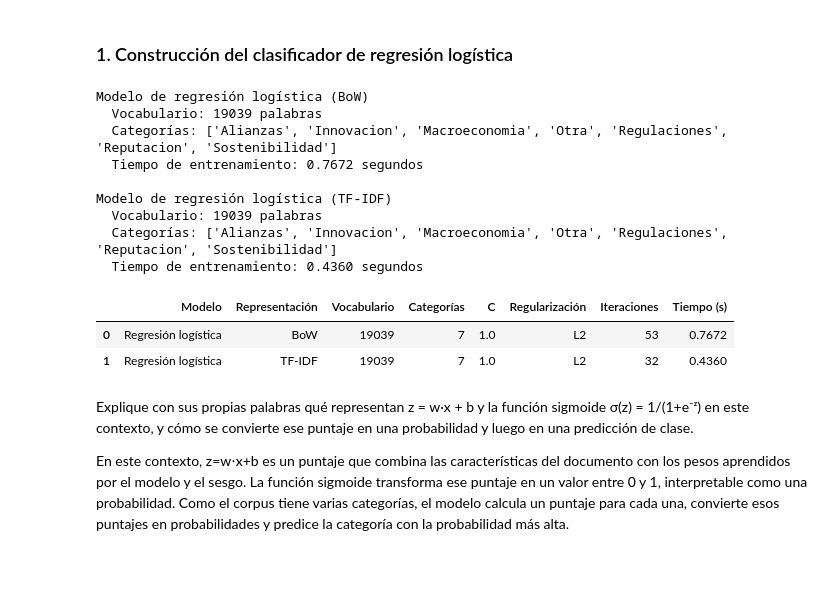
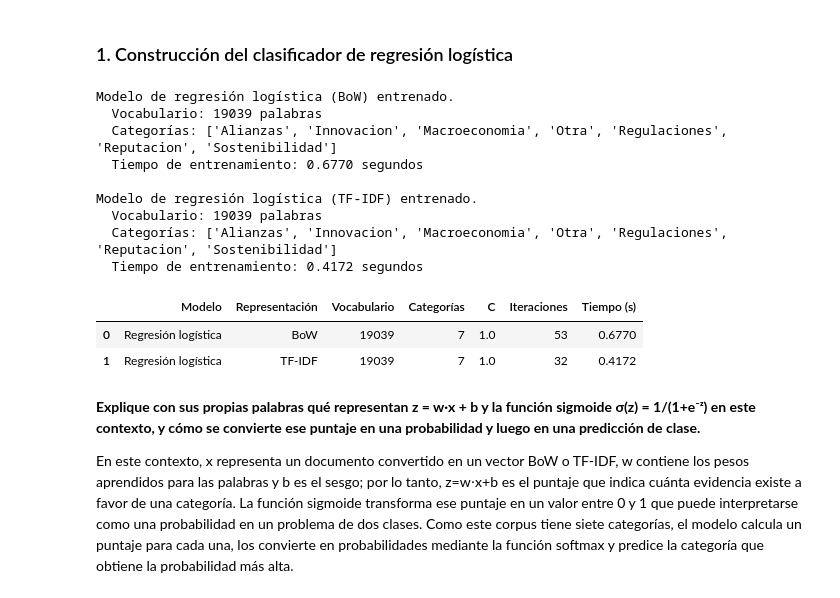
Before and after one commit to Antonio-3108/Natural-Language-Processing, a Jupyter notebook: Laboratorio 4/lab4.ipynb, the cells around one changed output. Saved outputs shown, nothing was run; the diff lists cells and outputs as text; code cells hidden in the pictures; blank space fills up the shorter version.

```diff
--- a/Laboratorio 4/lab4.ipynb
+++ b/Laboratorio 4/lab4.ipynb
@@ -1234,77 +861,74 @@ tabla_comparativa
 from time import perf_counter
 from sklearn.linear_model import LogisticRegression
 
-configuracion_lr_base = {
+configuracion_lr = {
     'C': 1.0,
-    'l1_ratio': 0.0,
     'solver': 'lbfgs',
     'max_iter': 3000,
 }
 
 inicio = perf_counter()
 
-lr_bow_base = LogisticRegression(**configuracion_lr_base)
-lr_bow_base.fit(X_train_bow, y_train)
+lr_bow = LogisticRegression(**configuracion_lr)
+lr_bow.fit(X_train_bow, y_train)
 
-tiempo_lr_bow_base = perf_counter() - inicio
-
-print("Modelo de regresión logística (BoW)")
-print(f"  Vocabulario: {len(bow_vectorizer.get_feature_names_out())} palabras")
-print(f"  Categorías: {list(lr_bow_base.classes_)}")
-print(f"  Tiempo de entrenamiento: {tiempo_lr_bow_base:.4f} segundos")
-
+tiempo_lr_bow = perf_counter() - inicio
 
 inicio = perf_counter()
 
-lr_tfidf_base = LogisticRegression(**configuracion_lr_base)
-lr_tfidf_base.fit(X_train_tfidf, y_train)
+lr_tfidf = LogisticRegression(**configuracion_lr)
+lr_tfidf.fit(X_train_tfidf, y_train)
 
-tiempo_lr_tfidf_base = perf_counter() - inicio
-
-print("\nModelo de regresión logística (TF-IDF)")
-print(f"  Vocabulario: {len(tfidf_vectorizer_train.get_feature_names_out())} palabras")
-print(f"  Categorías: {list(lr_tfidf_base.classes_)}")
-print(f"  Tiempo de entrenamiento: {tiempo_lr_tfidf_base:.4f} segundos")
+tiempo_lr_tfidf = perf_counter() - inicio
 
 
-resumen_entrenamiento_lr_base = pd.DataFrame([
+print("Modelo de regresión logística (BoW) entrenado.")
+print(f"  Vocabulario: {len(bow_vectorizer.get_feature_names_out())} palabras")
+print(f"  Categorías: {list(lr_bow.classes_)}")
+print(f"  Tiempo de entrenamiento: {tiempo_lr_bow:.4f} segundos")
+
+print("\nModelo de regresión logística (TF-IDF) entrenado.")
+print(f"  Vocabulario: {len(tfidf_vectorizer_train.get_feature_names_out())} palabras")
+print(f"  Categorías: {list(lr_tfidf.classes_)}")
+print(f"  Tiempo de entrenamiento: {tiempo_lr_tfidf:.4f} segundos")
+
+
+resumen_entrenamiento_lr = pd.DataFrame([
     {
         'Modelo': 'Regresión logística',
         'Representación': 'BoW',
         'Vocabulario': len(bow_vectorizer.get_feature_names_out()),
-        'Categorías': len(lr_bow_base.classes_),
-        'C': lr_bow_base.C,
-        'Regularización': 'L2',
-        'Iteraciones': int(np.max(lr_bow_base.n_iter_)),
-        'Tiempo (s)': round(tiempo_lr_bow_base, 4),
+        'Categorías': len(lr_bow.classes_),
+        'C': lr_bow.C,
+        'Iteraciones': int(lr_bow.n_iter_.max()),
+        'Tiempo (s)': round(tiempo_lr_bow, 4),
     },
     {
         'Modelo': 'Regresión logística',
         'Representación': 'TF-IDF',
         'Vocabulario': len(tfidf_vectorizer_train.get_feature_names_out()),
-        'Categorías': len(lr_tfidf_base.classes_),
-        'C': lr_tfidf_base.C,
-        'Regularización': 'L2',
-        'Iteraciones': int(np.max(lr_tfidf_base.n_iter_)),
-        'Tiempo (s)': round(tiempo_lr_tfidf_base, 4),
+        'Categorías': len(lr_tfidf.classes_),
+        'C': lr_tfidf.C,
+        'Iteraciones': int(lr_tfidf.n_iter_.max()),
+        'Tiempo (s)': round(tiempo_lr_tfidf, 4),
     },
 ])
 
-resumen_entrenamiento_lr_base
+resumen_entrenamiento_lr
 # %% [output]
-Modelo de regresión logística (BoW)
+Modelo de regresión logística (BoW) entrenado.
   Vocabulario: 19039 palabras
   Categorías: ['Alianzas', 'Innovacion', 'Macroeconomia', 'Otra', 'Regulaciones', 'Reputacion', 'Sostenibilidad']
-  Tiempo de entrenamiento: 0.7672 segundos
+  Tiempo de entrenamiento: 0.6770 segundos
 
-Modelo de regresión logística (TF-IDF)
+Modelo de regresión logística (TF-IDF) entrenado.
   Vocabulario: 19039 palabras
   Categorías: ['Alianzas', 'Innovacion', 'Macroeconomia', 'Otra', 'Regulaciones', 'Reputacion', 'Sostenibilidad']
-  Tiempo de entrenamiento: 0.4360 segundos
+  Tiempo de entrenamiento: 0.4172 segundos
-|  | Modelo | Representación | Vocabulario | Categorías | C | Regularización | Iteraciones | Tiempo (s) |
-| 0 | Regresión logística | BoW | 19039 | 7 | 1.0 | L2 | 53 | 0.7672 |
-| 1 | Regresión logística | TF-IDF | 19039 | 7 | 1.0 | L2 | 32 | 0.4360 |
+|  | Modelo | Representación | Vocabulario | Categorías | C | Iteraciones | Tiempo (s) |
+| 0 | Regresión logística | BoW | 19039 | 7 | 1.0 | 53 | 0.6770 |
+| 1 | Regresión logística | TF-IDF | 19039 | 7 | 1.0 | 32 | 0.4172 |
 # %% [markdown]
-Explique con sus propias palabras qué representan z = w·x + b y la función sigmoide σ(z) = 1/(1+e⁻ᶻ) en este contexto, y cómo se convierte ese puntaje en una probabilidad y luego en una predicción de clase.
+**Explique con sus propias palabras qué representan z = w·x + b y la función sigmoide σ(z) = 1/(1+e⁻ᶻ) en este contexto, y cómo se convierte ese puntaje en una probabilidad y luego en una predicción de clase.**
 
-En este contexto, z=w⋅x+b es un puntaje que combina las características del documento con los pesos aprendidos por el modelo y el sesgo. La función sigmoide transforma ese puntaje en un valor entre 0 y 1, interpretable como una probabilidad. Como el corpus tiene varias categorías, el modelo calcula un puntaje para cada una, convierte esos puntajes en probabilidades y predice la categoría con la probabilidad más alta.
+En este contexto, x representa un documento convertido en un vector BoW o TF-IDF, w contiene los pesos aprendidos para las palabras y b es el sesgo; por lo tanto, z=w⋅x+b es el puntaje que indica cuánta evidencia existe a favor de una categoría. La función sigmoide transforma ese puntaje en un valor entre 0 y 1 que puede interpretarse como una probabilidad en un problema de dos clases. Como este corpus tiene siete categorías, el modelo calcula un puntaje para cada una, los convierte en probabilidades mediante la función softmax y predice la categoría que obtiene la probabilidad más alta.
```
Also changed, not shown: parts of 75 cells of this notebook.
